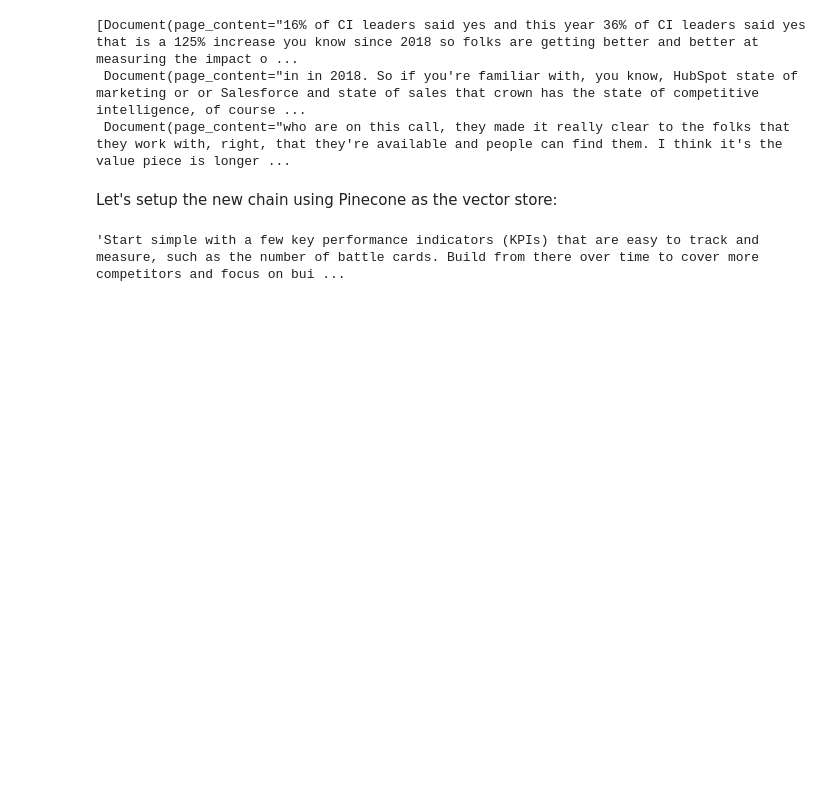
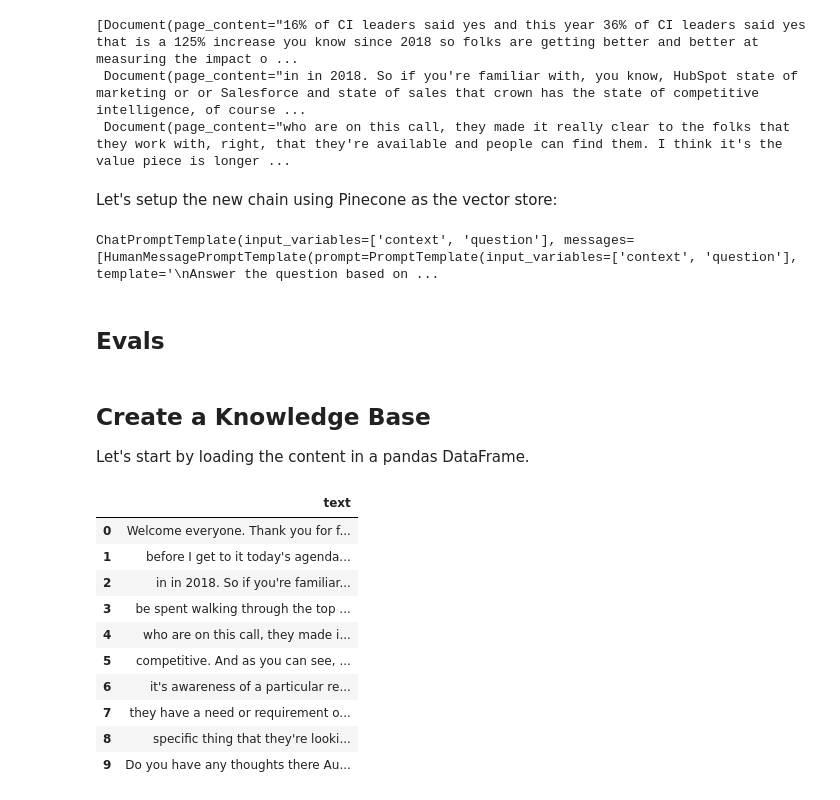
Before and after one commit to kailashgopalan/bjj-rag, a Jupyter notebook: rag.ipynb, the cells around one changed output. Saved outputs shown, nothing was run; the diff lists cells and outputs as text; code cells hidden in the pictures; blank space fills up the shorter version.

Commit message:
feat: added evals using giskard

```diff
--- a/rag.ipynb
+++ b/rag.ipynb
@@ -253,13 +255,22 @@ pinecone.similarity_search("What is the best way for a company to get started wi
 # %% [markdown]
 Let's setup the new chain using Pinecone as the vector store:
+# %%
+prompt
+# %% [output]
+ChatPromptTemplate(input_variables=['context', 'question'], messages=[HumanMessagePromptTemplate(prompt=PromptTemplate(input_variables=['context', 'question'], template='\nAnswer the question based on ...
 # %%
+from langchain_openai.chat_models import ChatOpenAI
+from langchain_core.output_parsers import StrOutputParser
+from operator import itemgetter
+
 chain = (
-    {"context": pinecone.as_retriever(), "question": RunnablePassthrough()}
+      {
+        "context": itemgetter("question") | retriever,
+        "question": itemgetter("question"),
+    }
     | prompt
     | model
     | parser
 )
 
-chain.invoke("What is the best way for a company to get started with competitive intelligence?")
+# chain.invoke("What is the best way for a company to get started with competitive intelligence?")
-# %% [output]
-'Start simple with a few key performance indicators (KPIs) that are easy to track and measure, such as the number of battle cards. Build from there over time to cover more competitors and focus on bui ...
@@ -267,0 +277,22 @@ chain.invoke("What is the best way for a company to get started with competitive
+# %% [markdown]
+## Evals
+# %% [markdown]
+## Create a Knowledge Base
+Let's start by loading the content in a pandas DataFrame.
+# %%
+import pandas as pd
+
+df = pd.DataFrame([d.page_content for d in documents], columns=["text"])
+df.head(10)
+# %% [output]
+|  | text |
+| 0 | Welcome everyone. Thank you for f... |
+| 1 | before I get to it today's agenda... |
+| 2 | in in 2018. So if you're familiar... |
+| 3 | be spent walking through the top ... |
+| 4 | who are on this call, they made i... |
+| 5 | competitive. And as you can see, ... |
+| 6 | it's awareness of a particular re... |
+| 7 | they have a need or requirement o... |
+| 8 | specific thing that they're looki... |
+| 9 | Do you have any thoughts there Au... |
```
Also changed, not shown: parts of 32 cells of this notebook, 4 other files.
